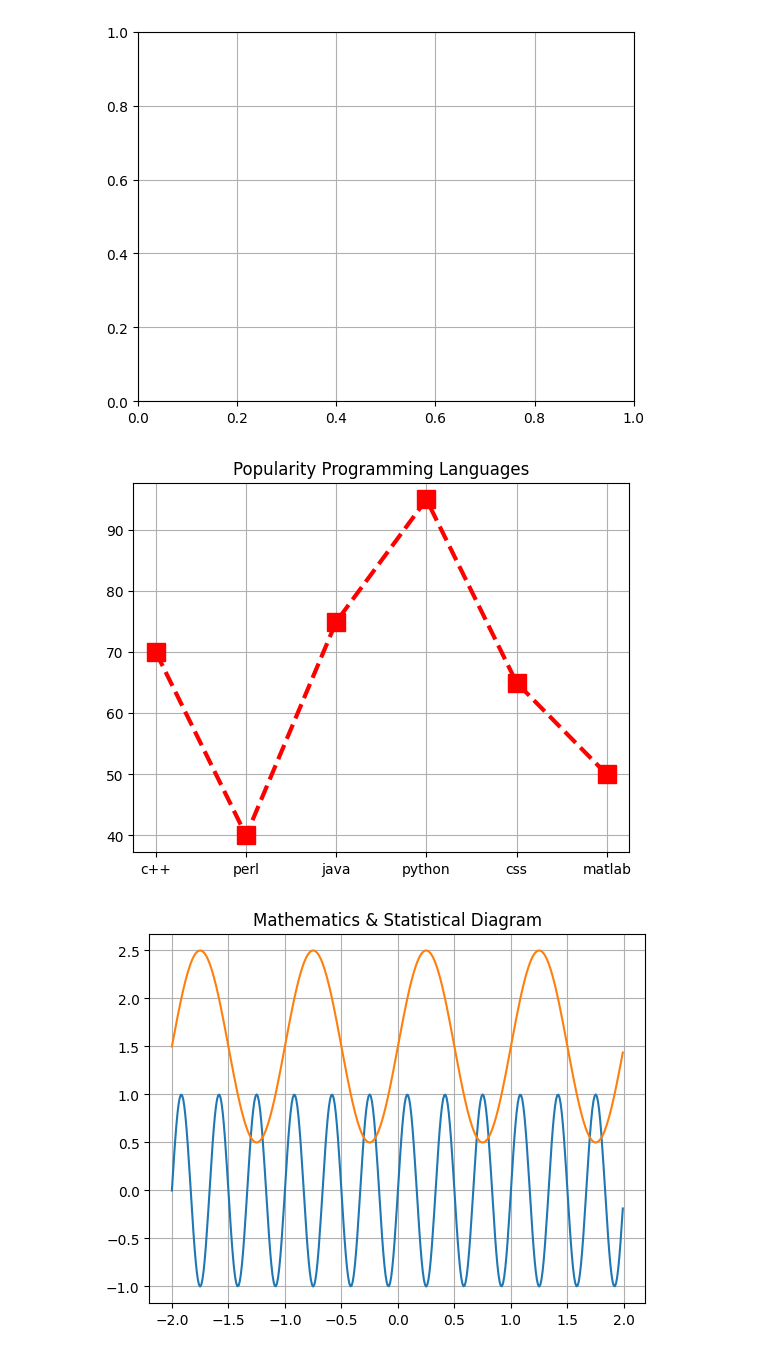
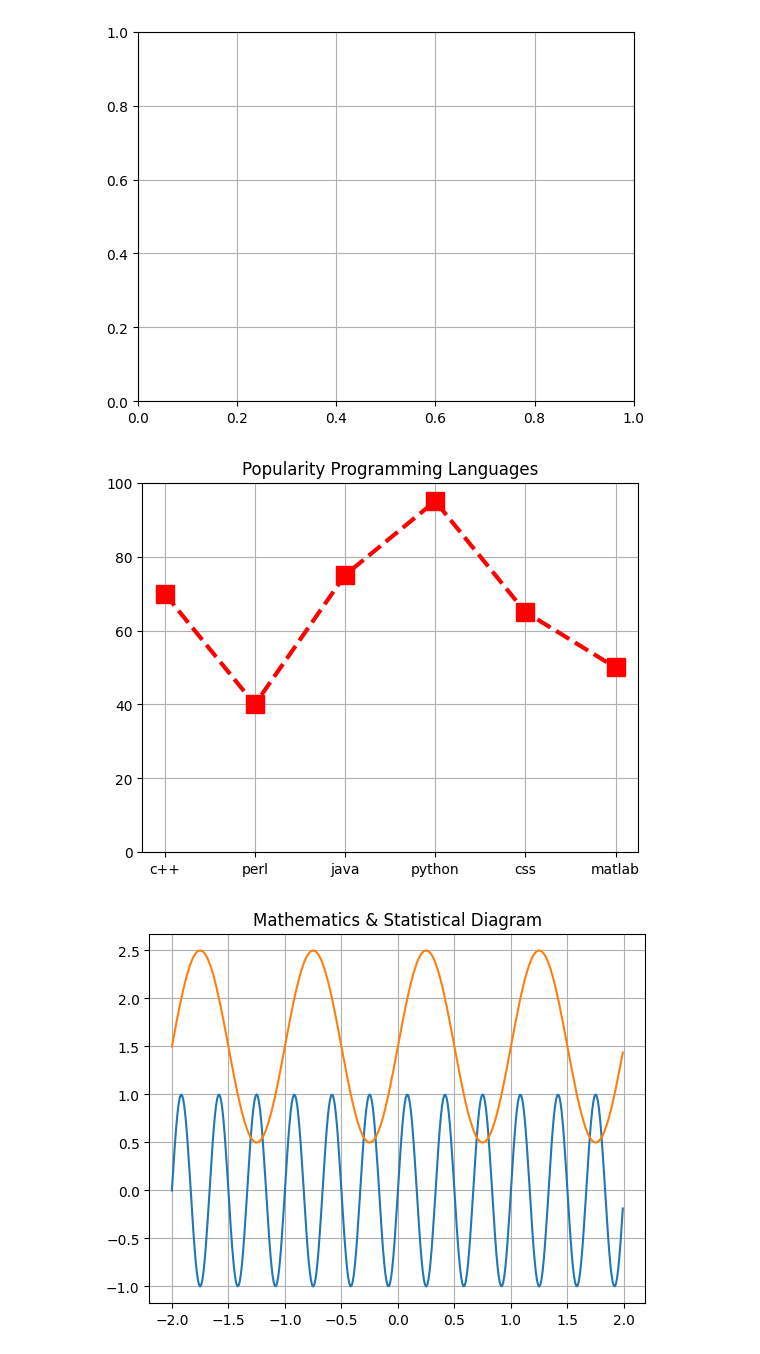
Before and after one commit to YasinRezvani/Python_Learning_Practice_Notebooks, a Jupyter notebook: Exercise Notebooks/Playing_With_Matplotlib_Library.ipynb, the cells around one changed output. Cells and saved outputs as stored; diff of their text form; code cells hidden in the pictures.

Commit message:
create seaborn working, add heart.csv dataset, add xlim or ylim  methods in matplotlib

```diff
--- a/Exercise Notebooks/Playing_With_Matplotlib_Library.ipynb
+++ b/Exercise Notebooks/Playing_With_Matplotlib_Library.ipynb
@@ -21,11 +22,12 @@ plt.grid(True)
 [figure]
 # %%
 plt.title('Popularity Programming Languages')
-plt.plot(x,y,color='r',marker="s",linestyle='dashed',linewidth=3,markersize=13)
+plt.plot(x,y,color='r',marker="s",linestyle='--',linewidth=3,markersize=13)
+plt.ylim(0,100)
 plt.grid(True)
 plt.show()
 # %% [output]
-[figure, old version]
+[figure, new version]
 # %%
 x = np.arange(-2,2,0.01)
 y = np.sin(6 * np.pi * x)
```
Also changed, not shown: parts of 4 cells of this notebook, 2 other files.
